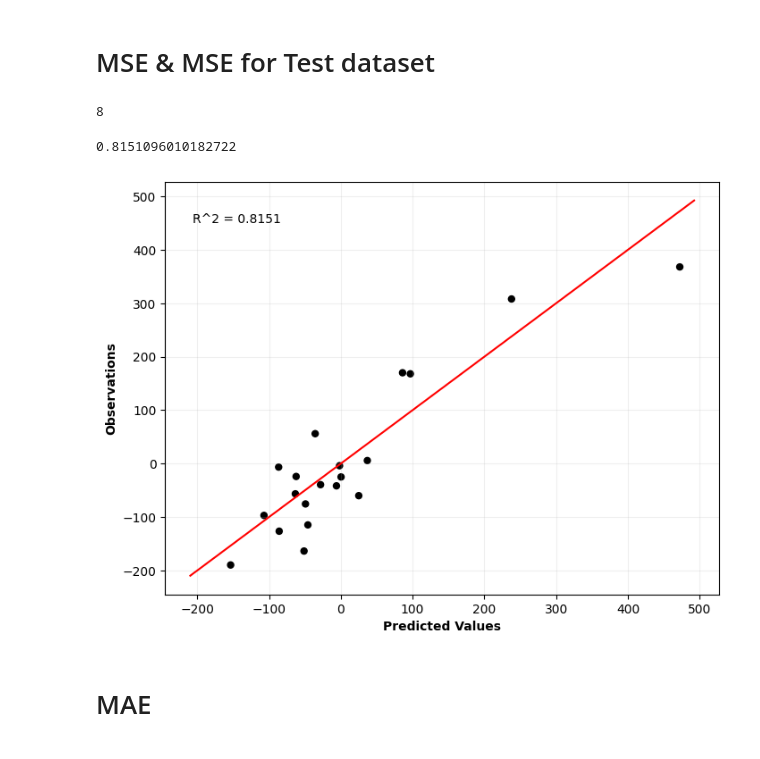
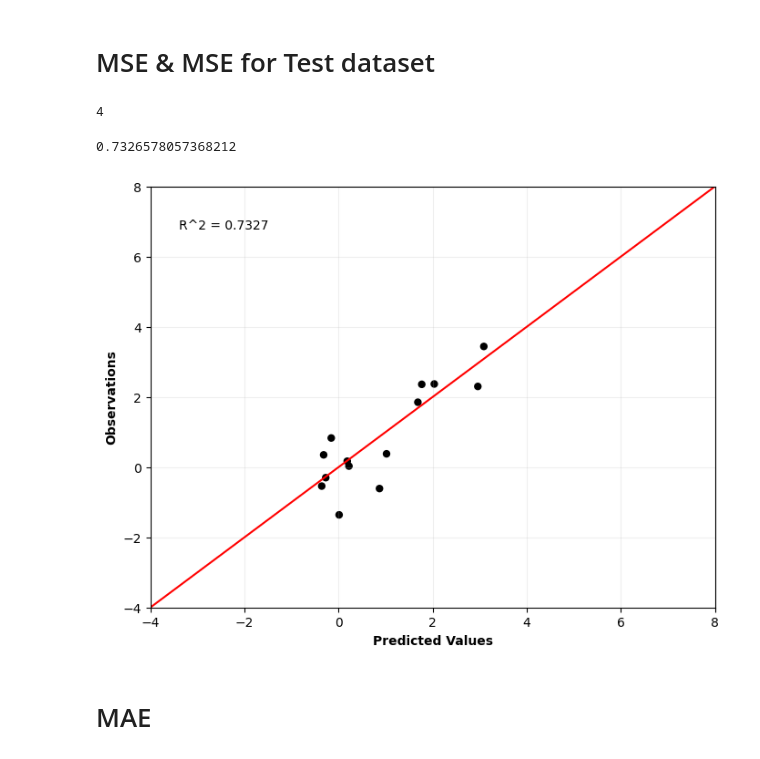
Before and after one commit to DSjayjang/Project, a Jupyter notebook: ChemGCNs/visualization/scatter_pred.ipynb, the cells around one changed output. Cells and saved outputs as stored; diff of their text form; code cells hidden in the pictures.

```diff
--- a/ChemGCNs/visualization/scatter_pred.ipynb
+++ b/ChemGCNs/visualization/scatter_pred.ipynb
@@ -5,7 +5,7 @@ import pandas as pd
 import matplotlib.pyplot as plt
 from sklearn.metrics import r2_score
 # %%
-dataset = 'mp' # freesolv / esol / vd / lipo / mp
+dataset = 'lp' # freesolv / esol / vd / lipo / mp / vp / lp
 save_dir = r'..\results_figure'
 # %% [markdown]
 # MSE & MSE for Test dataset
@@ -18,7 +18,7 @@ print(df_test_MSE.shape[1])
 # df_test_MAE = pd.read_csv(r'..\results_datasets\mp\result_test_' + dataset + '_mae' + '.csv')
 # print(df_test_MAE.shape[1])
 # %% [output]
-8
+4
 # %%
 # MSE 컬럼명 추가
 columns = ['target', 'pred'] + [f'feature{i}' for i in range(1, df_test_MSE.shape[1]-1)]
@@ -35,9 +35,9 @@ r2_mse = r2_score(df_test_MSE['target'], df_test_MSE['pred'])
 print(r2_mse)
 # print(r2_mae)
 # %% [output]
-0.8151096010182722
+0.7326578057368212
 # %%
-if dataset in ['freesolv', 'esol', 'lipo', 'mp', 'bp']:
+if dataset in ['freesolv', 'esol', 'lipo', 'mp', 'bp', 'vp', 'lp']:
     s = 25
 elif dataset in ['vd']:
     s = 15
@@ -66,35 +66,39 @@ elif dataset == 'esol':
     plt.ylim(-10, 4)
     plt.xticks(range(-10, 6, 2))
     plt.yticks(range(-10, 6, 2))
 elif dataset == 'vd':
     plt.xlim(0, 8)
     plt.ylim(0, 8)
     plt.xticks(range(0, 9, 1))
     plt.yticks(range(0, 9, 1))
 elif dataset == 'lipo':
     plt.xlim(-4, 8)
     plt.ylim(-4, 8)
     plt.xticks(range(-4, 10, 2))
     plt.yticks(range(-4, 10, 2))
-
+elif dataset == 'lp':
+    plt.xlim(-4, 8)
+    plt.ylim(-4, 8)
+    plt.xticks(range(-4, 10, 2))
+    plt.yticks(range(-4, 10, 2))
 plt.xlabel("Predicted Values", fontweight = 'bold')
 plt.ylabel("Observations", fontweight = 'bold')
 
 plt.text(0.05, 0.90, f'R^2 = {r2_mse:.4f}',
          transform = plt.gca().transAxes,
          fontsize = 10,)
 
 plt.grid(alpha = 0.2)
 
 # # 저장
 # file_name = f'scatter_pred_mse_{dataset}.png'
 # file_path = os.path.join(save_dir, file_name)
 # print(file_path)
 # plt.savefig(file_path, dpi = 300, bbox_inches = 'tight')
 
 plt.show()
 # %% [output]
-[figure, old version]
+[figure, new version]
 # %% [markdown]
 # MAE
 # %%
```
Also changed, not shown: parts of 1 cell of this notebook, 7 other files.
